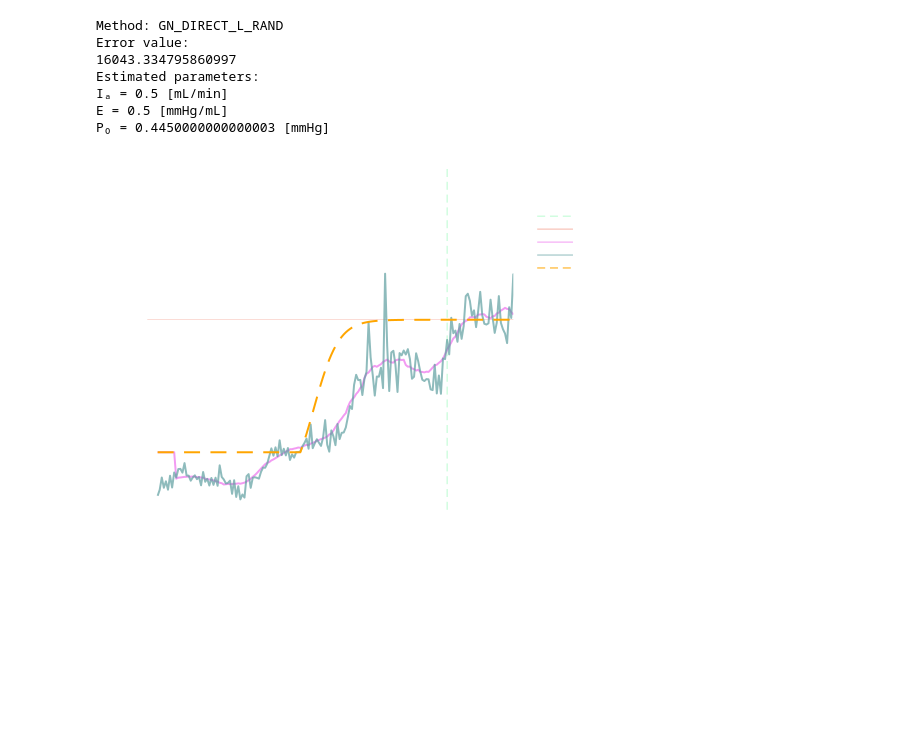
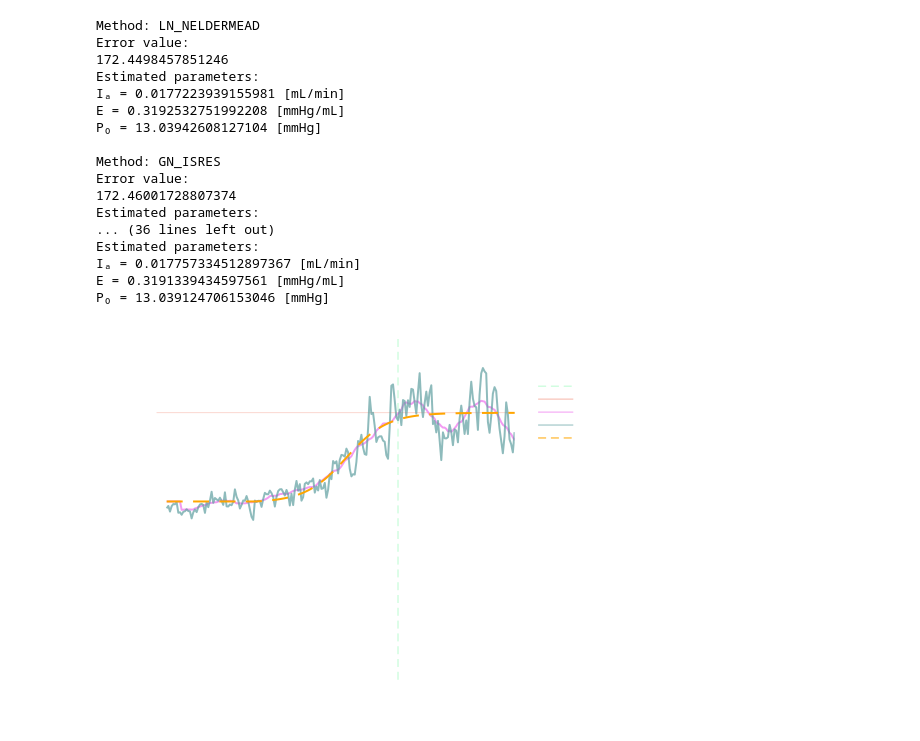
Before and after one commit to jeremi-chabros/CSF-dynamics, a Jupyter notebook: fitModel.ipynb, the cells around one changed output. Saved outputs shown, nothing was run; the diff lists cells and outputs as text; code cells hidden in the pictures; blank space fills up the shorter version.

```diff
--- a/fitModel.ipynb
+++ b/fitModel.ipynb
@@ -472,29 +326,60 @@ getModel (generic function with 1 method)
 # %%
+Pm = ICP[infusion_start_frame:infusion_end_frame]
+t = 0.0
+MODVAL = zeros(length(Pm))
+
+dsampf = 20
+numsamples = length(ICP)
+gg = moving_average(ICP, dsampf)
+g0 = zeros(length(ICP))
+g0 .+= P_b
+g0[Int(dsampf / 2):Int(dsampf / 2)+length(gg)-1] = gg
+g0[Int(dsampf / 2)+length(gg):end] .= P_p
+
 # SET PARAMS FOR OPTIM
-Pm = [infusion_start_frame:infusion_end_frame]
+# Pm = ICP[infusion_start_frame:infusion_end_frame]
+Pm = g0[infusion_start_frame:infusion_end_frame]
 lower = [0.0, 0.0, -5.0]
 upper = [1.0, 1.0, P_b]
 C = 10^3
-κ = 1
-x0 = [0.3, 0.1, 5.0]
-# alglist = [:LN_NELDERMEAD, :LD_LBFGS, :GN_ISRES, :GN_DIRECT, :GN_DIRECT_L, :GN_DIRECT_L_RAND, :GN_CRS2_LM]
-alglist = [:GN_DIRECT_L_RAND]
+κ = 2
+# x0 = [Ibest, Eest, P0est]
+x0 = [0.3, 0.16, 10.0]
+alglist = [:LN_NELDERMEAD, :GN_ISRES, :GN_DIRECT, :GN_DIRECT_L, :GN_DIRECT_L_RAND, :GN_CRS2_LM]
+# alglist = [:GN_DIRECT_L]
 
+minerrval = 10.0
+minerrmet = ""
 for optimMethod in alglist
-optalg = optimMethod
-I_b, E, P_0 = getModel(optalg, x0)
-errval = objective_value(model);
-println("Method: $optimMethod\nError value:\n$errval")
-# println("Estimated parameters:\nIₐ = $I_b [mL/min]\n"*"E = $E [mmHg/mL]\n"*"P₀ = $P_0 [mmHg]\n")
+    optalg = optimMethod
+    model, I_b, E, P_0 = getModel(optalg, x0)
+    errval = objective_value(model)
+    if I_b < minerrval && I_b > 0.15
+        global minerrval = I_b
+        global minmet = optimMethod
+    end
+    println("Method: $optimMethod\nError value:\n$errval")
+    println("Estimated parameters:\nIₐ = $I_b [mL/min]\n" * "E = $E [mmHg/mL]\n" * "P₀ = $P_0 [mmHg]\n")
 end
-
-plot_model(I_b, E, P_0)
+# Pm = g0[infusion_start_frame:infusion_end_frame]
+plot_model(I_b, E, P_0, ICP, dsampf)
+# minerrval, minmet
 # %% [output]
-Method: GN_DIRECT_L_RAND
+Method: LN_NELDERMEAD
 Error value:
-16043.334795860997
+172.4498457851246
 Estimated parameters:
-Iₐ = 0.5 [mL/min]
-E = 0.5 [mmHg/mL]
-P₀ = 0.4450000000000003 [mmHg]
+Iₐ = 0.0177223939155981 [mL/min]
+E = 0.3192532751992208 [mmHg/mL]
+P₀ = 13.03942608127104 [mmHg]
+
+Method: GN_ISRES
+Error value:
+172.46001728807374
+Estimated parameters:
+... (36 lines left out)
+Estimated parameters:
+Iₐ = 0.017757334512897367 [mL/min]
+E = 0.3191339434597561 [mmHg/mL]
+P₀ = 13.039124706153046 [mmHg]
-[figure, old version]
+[figure, new version]
```
Also changed, not shown: parts of 13 cells of this notebook, 2 other files.
